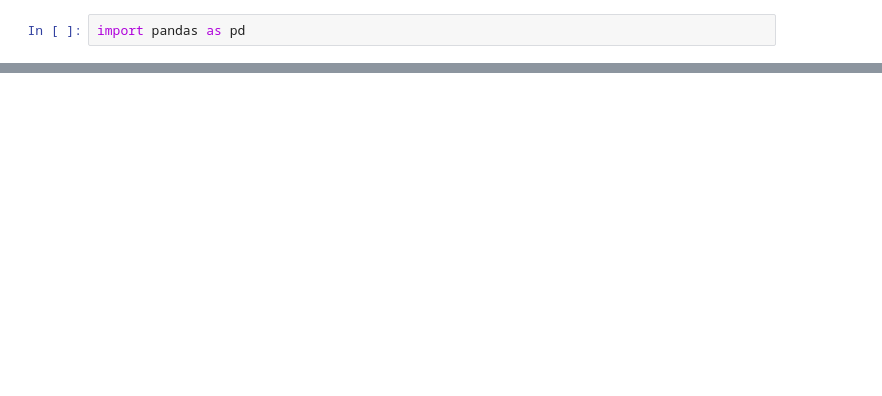
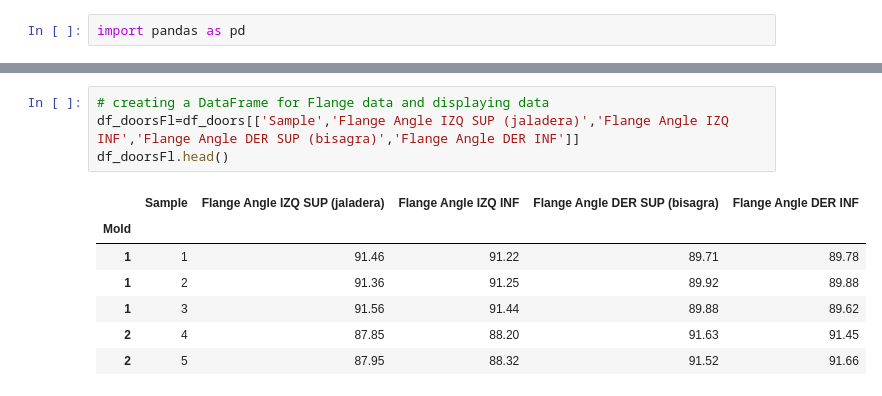
Before and after one commit to RSalgadoAyala/IBM-Training, a Jupyter notebook: TestGit.ipynb, the cells around one changed output, grey strips where cells are left out. Saved outputs shown, nothing was run; the diff lists cells and outputs as text; blank space fills up the shorter version.

```diff
--- a/TestGit.ipynb
+++ b/TestGit.ipynb
@@ -16,0 +50,12 @@ df_doors.head()
+# %%
+# creating a DataFrame for Flange data and displaying data
+df_doorsFl=df_doors[['Sample','Flange Angle IZQ SUP (jaladera)','Flange Angle IZQ INF','Flange Angle DER SUP (bisagra)','Flange Angle DER INF']]
+df_doorsFl.head()
+# %% [output]
+|  | Sample | Flange Angle IZQ SUP (jaladera) | Flange Angle IZQ INF | Flange Angle DER SUP (bisagra) | Flange Angle DER INF |
+| Mold |  |  |  |  |  |
+| 1 | 1 | 91.46 | 91.22 | 89.71 | 89.78 |
+| 1 | 2 | 91.36 | 91.25 | 89.92 | 89.88 |
+| 1 | 3 | 91.56 | 91.44 | 89.88 | 89.62 |
+| 2 | 4 | 87.85 | 88.20 | 91.63 | 91.45 |
+| 2 | 5 | 87.95 | 88.32 | 91.52 | 91.66 |
```
Also changed, not shown: parts of 7 cells of this notebook.
